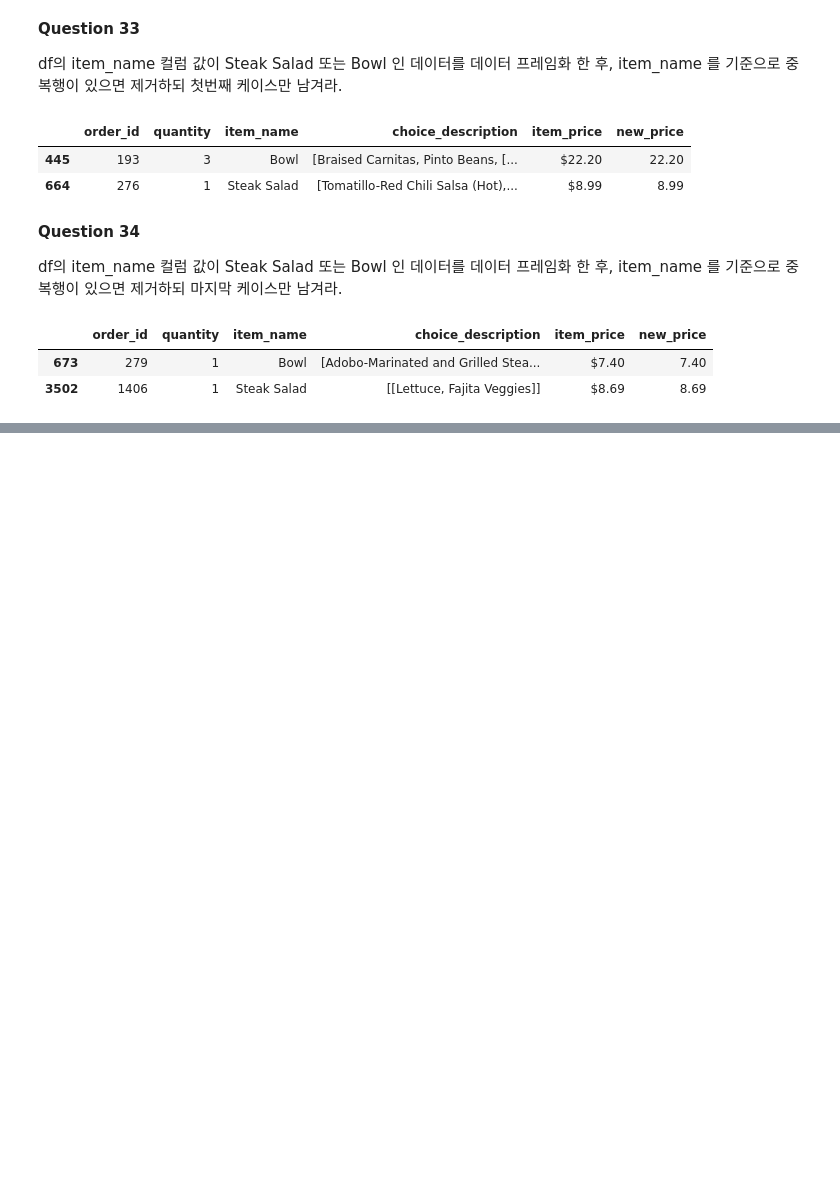
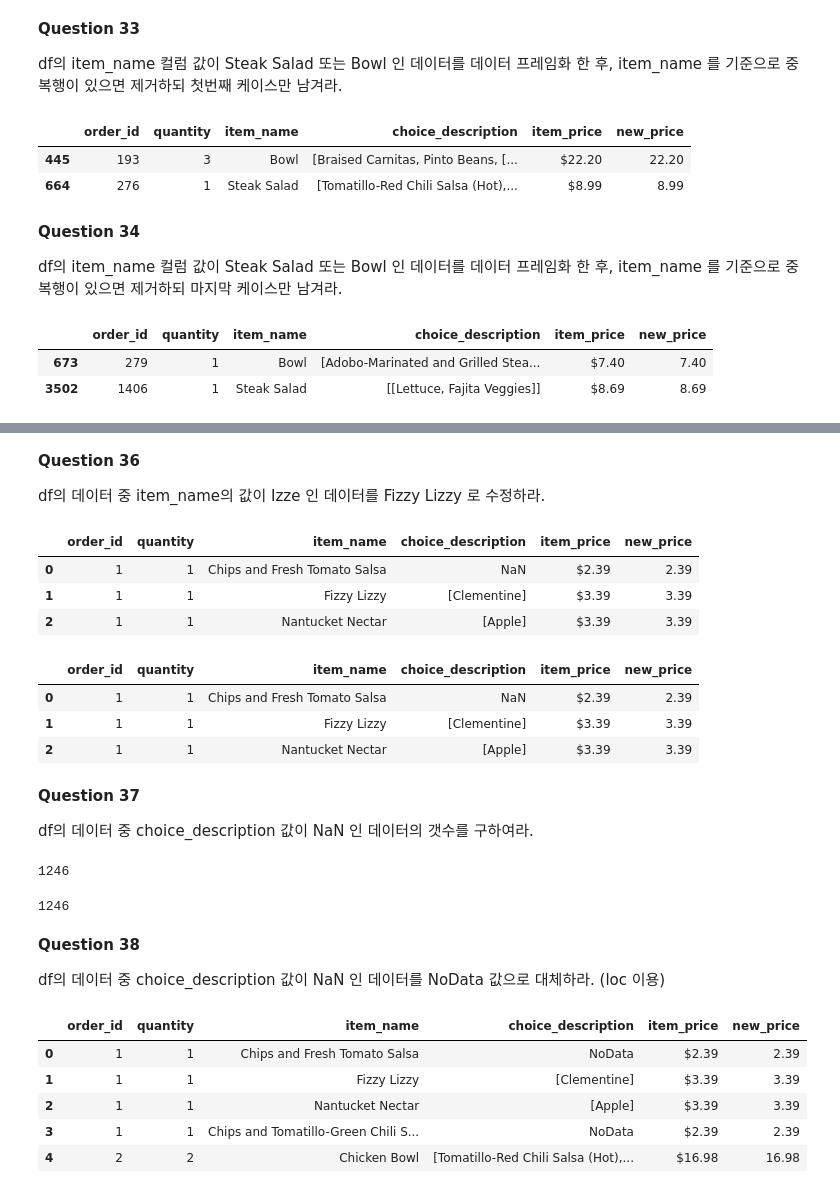
Before and after one commit to cyeon15/Study, a Jupyter notebook: datamanim/데이터 전처리 100 문제/01 Getting & Knowing Data.ipynb, the cells around one changed output, grey strips where cells are left out. Cells and saved outputs as stored; diff of their text form; code cells hidden in the pictures; blank space fills up the shorter version.

```diff
--- a/datamanim/데이터 전처리 100 문제/01 Getting & Knowing Data.ipynb
+++ b/datamanim/데이터 전처리 100 문제/01 Getting & Knowing Data.ipynb
@@ -604,0 +630,54 @@ Ans
+# %% [markdown]
+**Question 36**
+
+df의 데이터 중 item_name의 값이 Izze 인 데이터를 Fizzy Lizzy 로 수정하라.
+# %%
+# ✅ .loc[인덱싱, 칼럼이름]
+df.loc[df.item_name == 'Izze', 'item_name'] = 'Fizzy Lizzy'
+Ans = df
+Ans.head(3)
+# %% [output]
+|  | order_id | quantity | item_name | choice_description | item_price | new_price |
+| 0 | 1 | 1 | Chips and Fresh Tomato Salsa | NaN | $2.39 | 2.39 |
+| 1 | 1 | 1 | Fizzy Lizzy | [Clementine] | $3.39 | 3.39 |
+| 2 | 1 | 1 | Nantucket Nectar | [Apple] | $3.39 | 3.39 |
+# %%
+# My Answer
+df['item_name'] = df['item_name'].apply(lambda x: 'Fizzy Lizzy' if x == 'Izze' else x)
+Ans = df
+Ans.head(3)
+# %% [output]
+|  | order_id | quantity | item_name | choice_description | item_price | new_price |
+| 0 | 1 | 1 | Chips and Fresh Tomato Salsa | NaN | $2.39 | 2.39 |
+| 1 | 1 | 1 | Fizzy Lizzy | [Clementine] | $3.39 | 3.39 |
+| 2 | 1 | 1 | Nantucket Nectar | [Apple] | $3.39 | 3.39 |
+# %% [markdown]
+**Question 37**
+
+df의 데이터 중 choice_description 값이 NaN 인 데이터의 갯수를 구하여라.
+# %%
+Ans = df.choice_description.isnull().sum()
+Ans
+# %% [output]
+1246
+# %%
+# My Answer
+Ans = len(df[df['choice_description'].isna() == True])
+Ans
+# %% [output]
+1246
+# %% [markdown]
+**Question 38**
+
+df의 데이터 중 choice_description 값이 NaN 인 데이터를 NoData 값으로 대체하라. (loc 이용)
+# %%
+df.loc[df.choice_description.isnull(), 'choice_description'] = 'NoData'
+Ans = df
+Ans.head()
+# %% [output]
+|  | order_id | quantity | item_name | choice_description | item_price | new_price |
+| 0 | 1 | 1 | Chips and Fresh Tomato Salsa | NoData | $2.39 | 2.39 |
+| 1 | 1 | 1 | Fizzy Lizzy | [Clementine] | $3.39 | 3.39 |
+| 2 | 1 | 1 | Nantucket Nectar | [Apple] | $3.39 | 3.39 |
+| 3 | 1 | 1 | Chips and Tomatillo-Green Chili S... | NoData | $2.39 | 2.39 |
+| 4 | 2 | 2 | Chicken Bowl | [Tomatillo-Red Chili Salsa (Hot),... | $16.98 | 16.98 |
```
Also changed, not shown: parts of 18 cells of this notebook.
